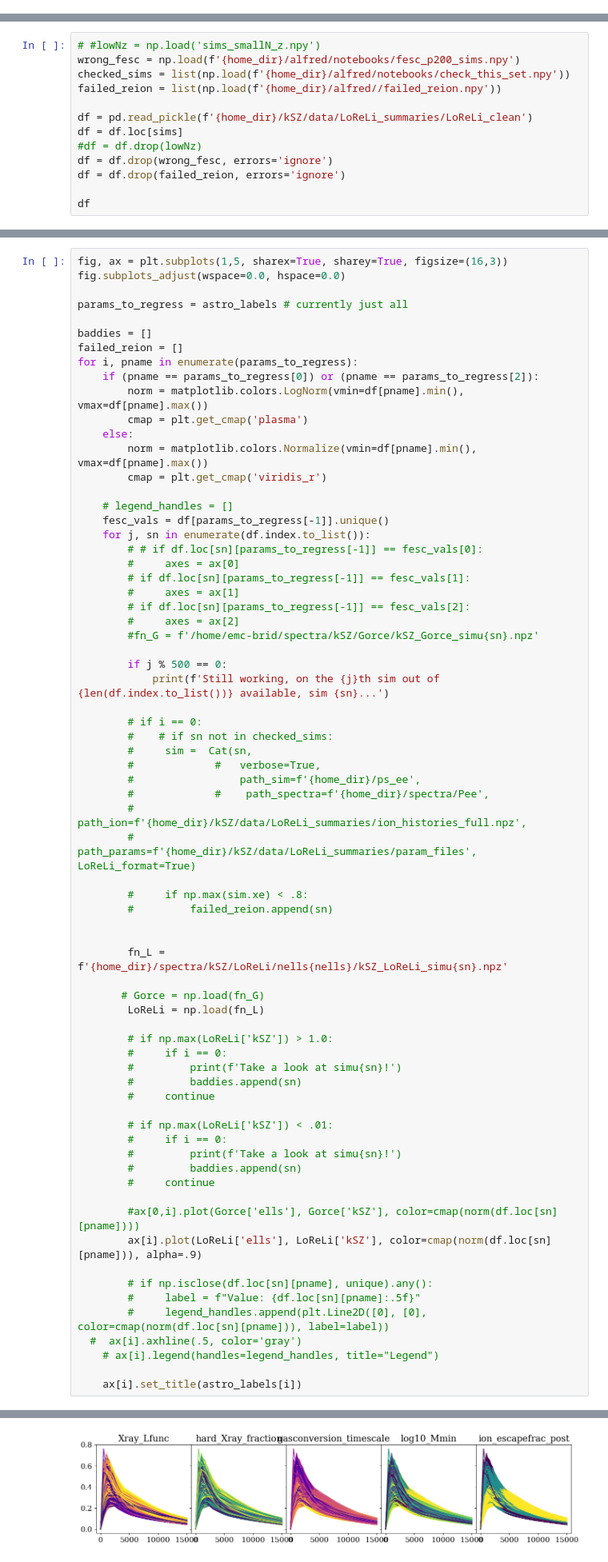
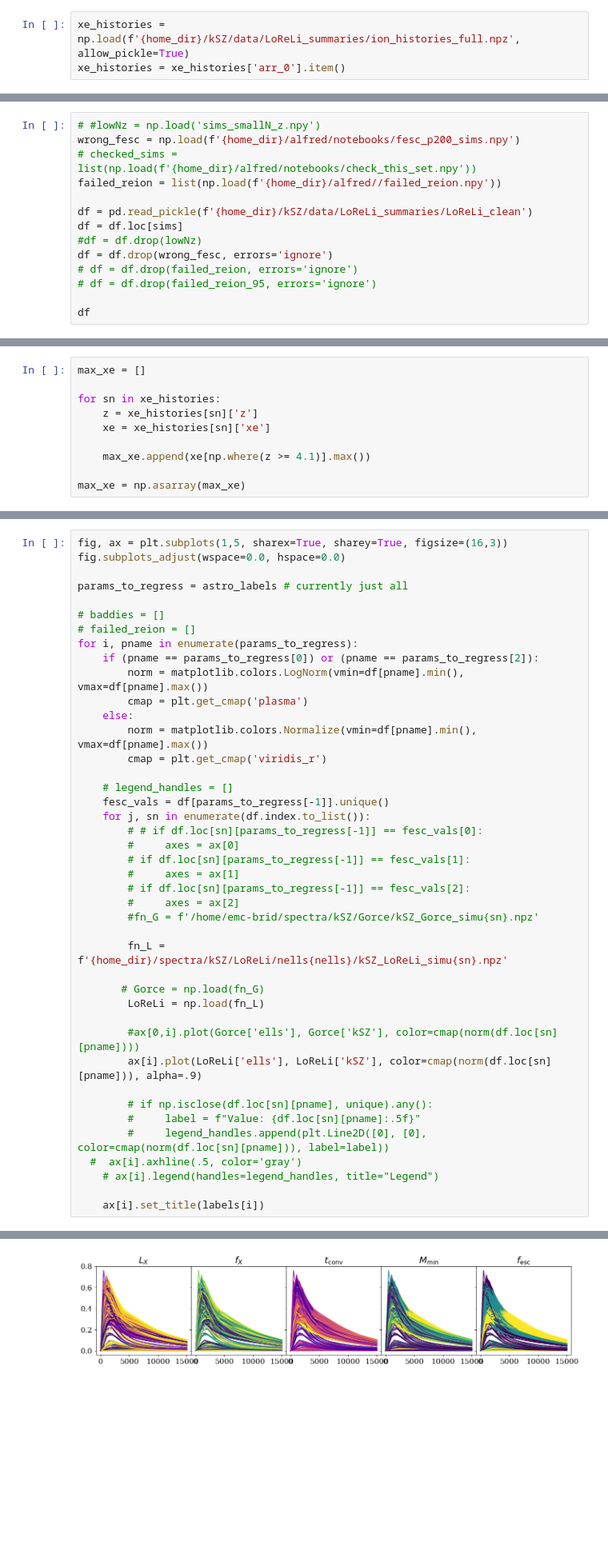
Before and after one commit to lisaleemcb/alfred, a Jupyter notebook: notebooks/Emulator_Comparison.ipynb, the cells around one changed output, grey strips where cells are left out. Shown at 80% size. Cells and saved outputs as stored; diff of their text form; blank space fills up the shorter version.

```diff
--- a/notebooks/Emulator_Comparison.ipynb
+++ b/notebooks/Emulator_Comparison.ipynb
@@ -75,0 +70,3 @@ len(failed_reion)
+# %%
+xe_histories = np.load(f'{home_dir}/kSZ/data/LoReLi_summaries/ion_histories_full.npz', allow_pickle=True)
+xe_histories = xe_histories['arr_0'].item()
@@ -76,14 +76,15 @@ len(failed_reion)
 # %%
 # #lowNz = np.load('sims_smallN_z.npy')
 wrong_fesc = np.load(f'{home_dir}/alfred/notebooks/fesc_p200_sims.npy')
-checked_sims = list(np.load(f'{home_dir}/alfred/notebooks/check_this_set.npy'))
+# checked_sims = list(np.load(f'{home_dir}/alfred/notebooks/check_this_set.npy'))
 failed_reion = list(np.load(f'{home_dir}/alfred//failed_reion.npy'))
 
 df = pd.read_pickle(f'{home_dir}/kSZ/data/LoReLi_summaries/LoReLi_clean')
 df = df.loc[sims]
 #df = df.drop(lowNz)
 df = df.drop(wrong_fesc, errors='ignore')
-df = df.drop(failed_reion, errors='ignore')
+# df = df.drop(failed_reion, errors='ignore')
+# df = df.drop(failed_reion_95, errors='ignore')
 
 df
 # %% [output]
@@ -103,0 +192,10 @@ df
+# %%
+max_xe = []
+
+for sn in xe_histories:
+    z = xe_histories[sn]['z']
+    xe = xe_histories[sn]['xe']
+
+    max_xe.append(xe[np.where(z >= 4.1)].max())
+
+max_xe = np.asarray(max_xe)
@@ -107,8 +246,8 @@ fig.subplots_adjust(wspace=0.0, hspace=0.0)
 
 params_to_regress = astro_labels # currently just all
 
-baddies = []
-failed_reion = []
+# baddies = []
+# failed_reion = []
 for i, pname in enumerate(params_to_regress):
     if (pname == params_to_regress[0]) or (pname == params_to_regress[2]):
         norm = matplotlib.colors.LogNorm(vmin=df[pname].min(), vmax=df[pname].max())
@@ -128,38 +267,10 @@ for i, pname in enumerate(params_to_regress):
         #     axes = ax[2]
         #fn_G = f'/home/emc-brid/spectra/kSZ/Gorce/kSZ_Gorce_simu{sn}.npz'
 
-        if j % 500 == 0:
-            print(f'Still working, on the {j}th sim out of {len(df.index.to_list())} available, sim {sn}...')
-
-        # if i == 0:
-        #    # if sn not in checked_sims:
-        #     sim =  Cat(sn,
-        #             #   verbose=True,
-        #                 path_sim=f'{home_dir}/ps_ee',
-        #             #    path_spectra=f'{home_dir}/spectra/Pee',
-        #                 path_ion=f'{home_dir}/kSZ/data/LoReLi_summaries/ion_histories_full.npz',
-        #                 path_params=f'{home_dir}/kSZ/data/LoReLi_summaries/param_files', LoReLi_format=True)
-
-        #     if np.max(sim.xe) < .8:
-        #         failed_reion.append(sn)
-
-
         fn_L = f'{home_dir}/spectra/kSZ/LoReLi/nells{nells}/kSZ_LoReLi_simu{sn}.npz'
 
        # Gorce = np.load(fn_G)
         LoReLi = np.load(fn_L)
-
-        # if np.max(LoReLi['kSZ']) > 1.0:
-        #     if i == 0:
-        #         print(f'Take a look at simu{sn}!')
-        #         baddies.append(sn)
-        #     continue
-
-        # if np.max(LoReLi['kSZ']) < .01:
-        #     if i == 0:
-        #         print(f'Take a look at simu{sn}!')
-        #         baddies.append(sn)
-        #     continue
 
         #ax[0,i].plot(Gorce['ells'], Gorce['kSZ'], color=cmap(norm(df.loc[sn][pname])))
         ax[i].plot(LoReLi['ells'], LoReLi['kSZ'], color=cmap(norm(df.loc[sn][pname])), alpha=.9)
@@ -170,5 +281,5 @@ for i, pname in enumerate(params_to_regress):
   #  ax[i].axhline(.5, color='gray')
     # ax[i].legend(handles=legend_handles, title="Legend")
 
-    ax[i].set_title(astro_labels[i])
+    ax[i].set_title(labels[i])
 # %% [output]
@@ -192 +286 @@ Still working, on the 5000th sim out of 5103 available, sim 13119...
-[figure, old version]
+[figure, new version]
```
Also changed, not shown: parts of 28 cells of this notebook, 5 other files.
